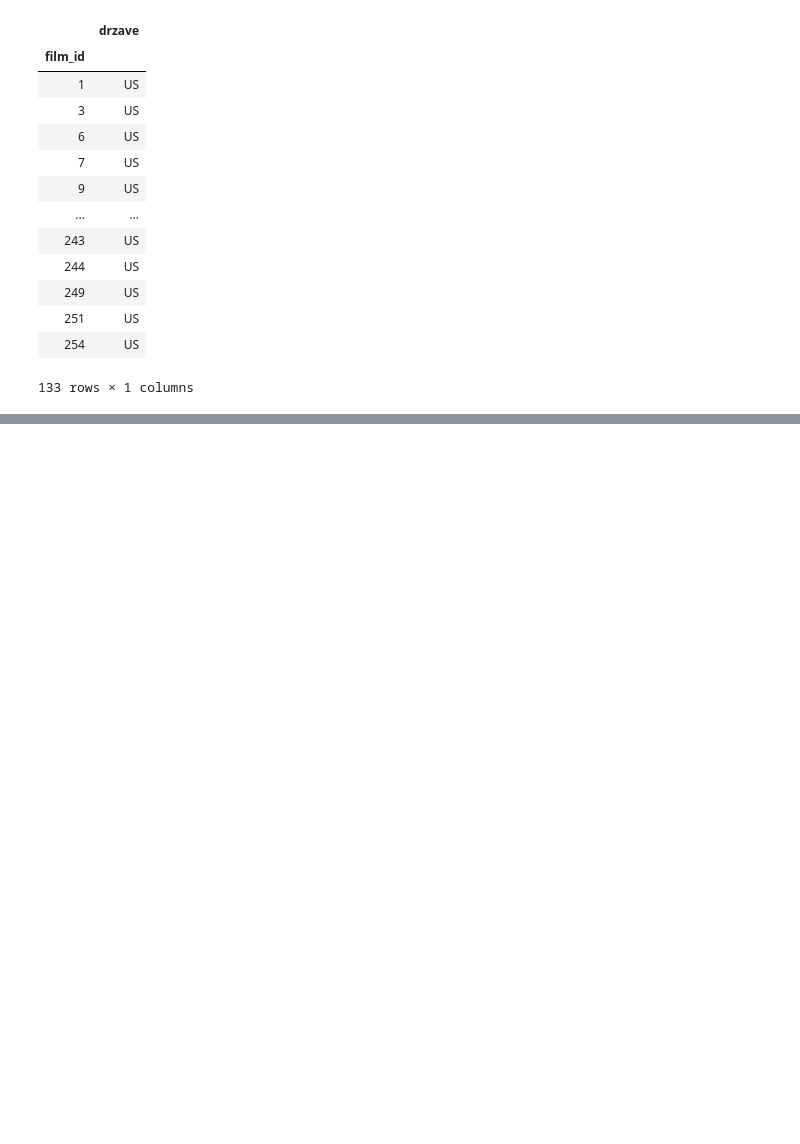
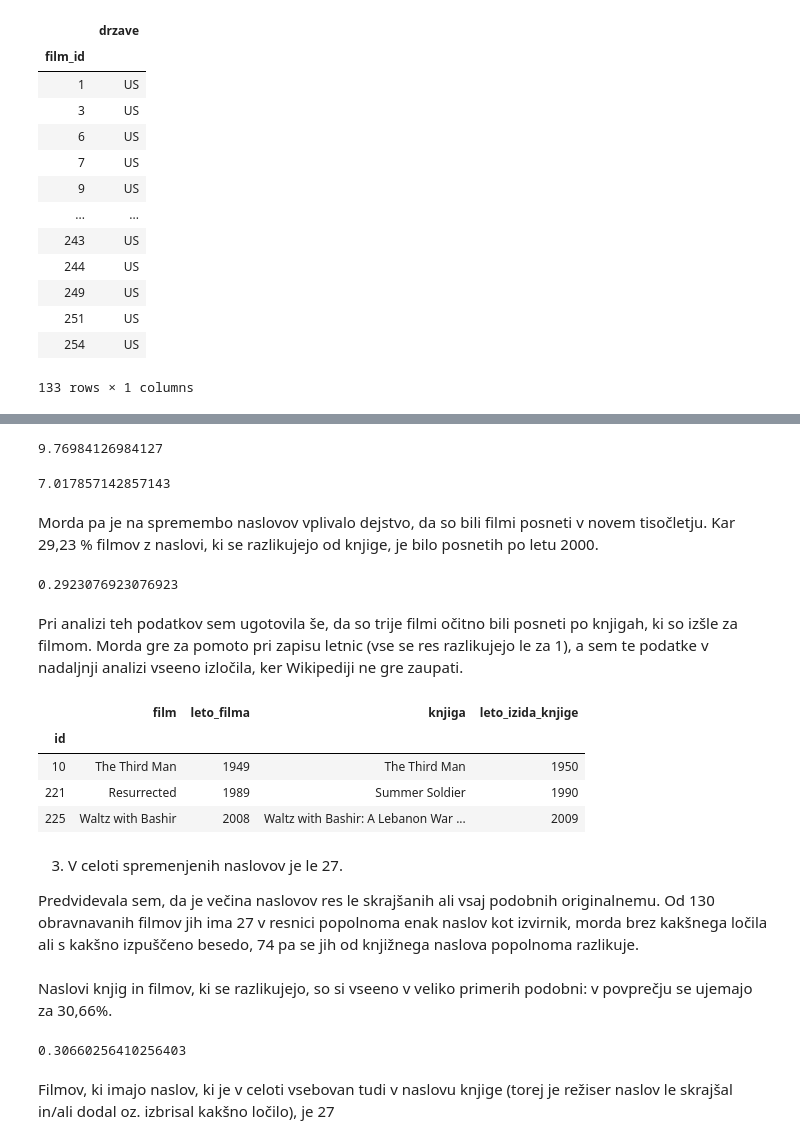
Before and after one commit to AnaSenica/Najbolj-prodajane-knjige, a Jupyter notebook: Projektna naloga.ipynb, the cells around one changed output, grey strips where cells are left out. Saved outputs shown, nothing was run; the diff lists cells and outputs as text; code cells hidden in the pictures; blank space fills up the shorter version.

```diff
--- a/Projektna naloga.ipynb
+++ b/Projektna naloga.ipynb
@@ -253,0 +296,34 @@ A imajo knjige iste naslove kot filmo? Če ne, a so to iz različnih držav?
+# %%
+seznam_knjige = list(filmi[filmi.film != filmi.knjiga].leto_izida_knjige)
+seznam_filmi = list(filmi[filmi.film != filmi.knjiga].leto_filma)
+koliko_let(seznam_filmi, seznam_knjige)
+# %% [output]
+9.76984126984127
+# %%
+seznam_knjige2 = list(filmi[filmi.film == filmi.knjiga].leto_izida_knjige)
+seznam_filmi2 = list(filmi[filmi.film == filmi.knjiga].leto_filma)
+koliko_let(seznam_filmi2, seznam_knjige2)
+# %% [output]
+7.017857142857143
+# %% [markdown]
+Morda pa je na spremembo naslovov vplivalo dejstvo, da so bili filmi posneti v novem tisočletju. Kar 29,23 % filmov z naslovi, ki se razlikujejo od knjige, je bilo posnetih po letu 2000.
+# %%
+seznam_filmi3 = list(filmi[(filmi.film != filmi.knjiga) & (filmi.leto_filma > 2000)].leto_filma)
+seznam_filmi4 = list(filmi[filmi.film != filmi.knjiga].leto_filma)
+len(seznam_filmi3) / len(seznam_filmi4)
+# %% [output]
+0.2923076923076923
+# %% [markdown]
+Pri analizi teh podatkov sem ugotovila še, da so trije filmi očitno bili posneti po knjigah, ki so izšle za filmom. Morda gre za pomoto pri zapisu letnic (vse se res razlikujejo le za 1), a sem te podatke v nadaljnji analizi vseeno izločila, ker Wikipediji ne gre zaupati.
+# %%
+filmi[((filmi.leto_filma - filmi.leto_izida_knjige) < 0)== True]
+# %% [output]
+|  | film | leto_filma | knjiga | leto_izida_knjige |
+| id |  |  |  |  |
+| 10 | The Third Man | 1949 | The Third Man | 1950 |
+| 221 | Resurrected | 1989 | Summer Soldier | 1990 |
+| 225 | Waltz with Bashir | 2008 | Waltz with Bashir: A Lebanon War ... | 2009 |
+# %% [markdown]
+ 3. V celoti spremenjenih naslovov je le 27.
+
+Predvidevala sem, da je večina naslovov res le skrajšanih ali vsaj podobnih originalnemu. Od 130 obravnavanih filmov jih ima 27 v resnici popolnoma enak naslov kot izvirnik, morda brez kakšnega ločila ali s kakšno izpuščeno besedo, 74 pa se jih od knjižnega naslova popolnoma razlikuje.
@@ -253,0 +367,9 @@ A imajo knjige iste naslove kot filmo? Če ne, a so to iz različnih držav?
+# %% [markdown]
+Naslovi knjig in filmov, ki se razlikujejo, so si vseeno v veliko primerih podobni: v povprečju se ujemajo za 30,66%.
+# %%
+seznam_odstotkov_enakih_besed
+(sum(seznam_odstotkov_enakih_besed)) / len(seznam_odstotkov_enakih_besed)
+# %% [output]
+0.30660256410256403
+# %% [markdown]
+Filmov, ki imajo naslov, ki je v celoti vsebovan tudi v naslovu knjige (torej je režiser naslov le skrajšal in/ali dodal oz. izbrisal kakšno ločilo), je 27
```
Also changed, not shown: parts of 16 cells of this notebook.
